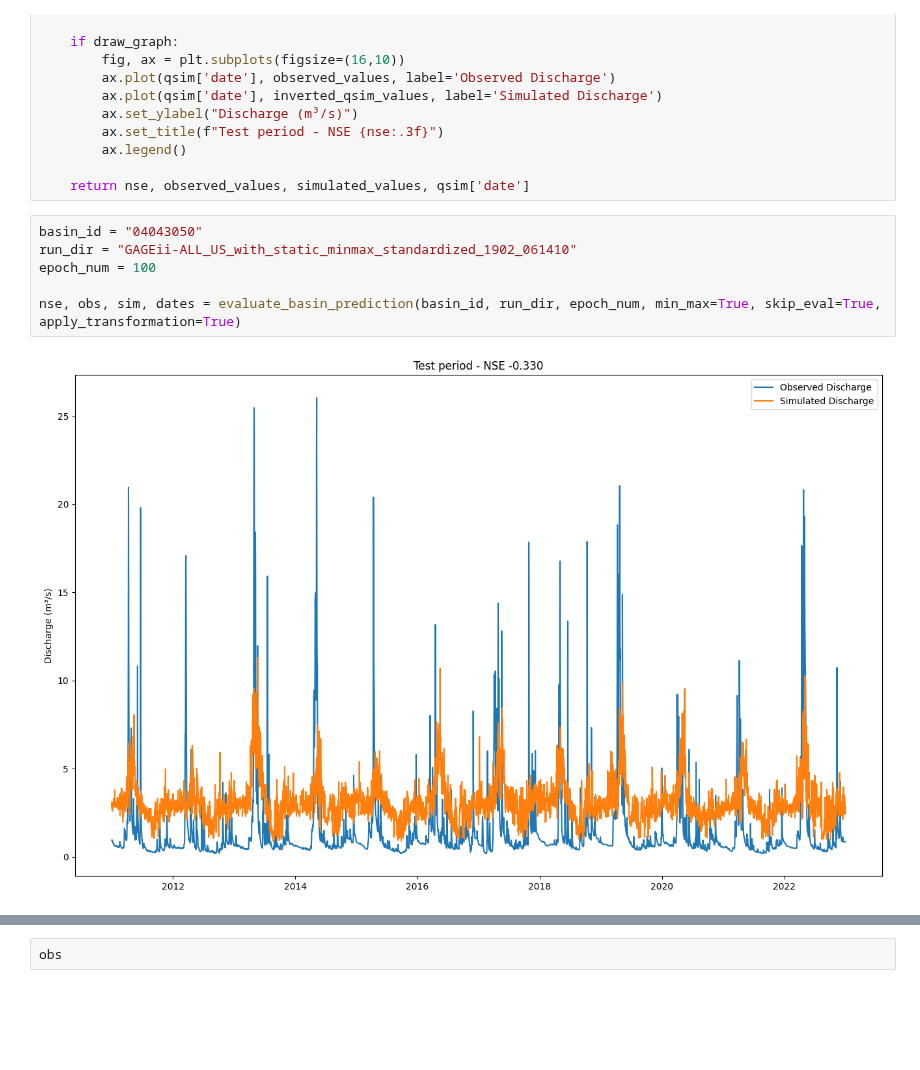
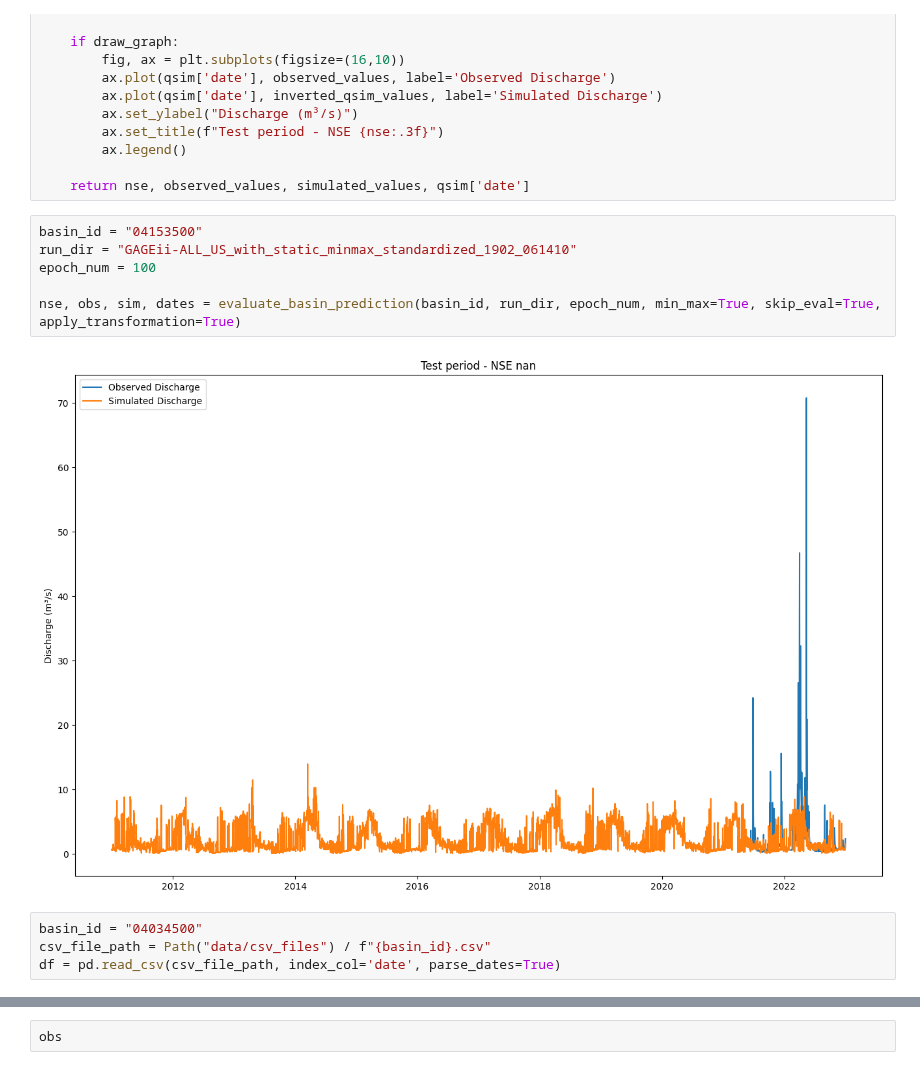
Before and after one commit to yunsupark1120/GAGEii_modeling, a Jupyter notebook: model_training.ipynb, the cells around one changed output, grey strips where cells are left out. Drawn from its saved outputs; the diff is of its cells as text; blank space fills up the shorter version.

```diff
--- a/model_training.ipynb
+++ b/model_training.ipynb
@@ -299,10 +299,14 @@ def evaluate_basin_prediction(basin_id: str, run_dir: str, epoch_num: int,
 
     return nse, observed_values, simulated_values, qsim['date']
 # %%
-basin_id = "04043050"
+basin_id = "04153500"
 run_dir = "GAGEii-ALL_US_with_static_minmax_standardized_1902_061410"
 epoch_num = 100
 
 nse, obs, sim, dates = evaluate_basin_prediction(basin_id, run_dir, epoch_num, min_max=True, skip_eval=True, apply_transformation=True)
 # %% [output]
-[figure, old version]
+[figure, new version]
+# %%
+basin_id = "04034500"
+csv_file_path = Path("data/csv_files") / f"{basin_id}.csv"
+df = pd.read_csv(csv_file_path, index_col='date', parse_dates=True)
```
Also changed, not shown: parts of 9 cells of this notebook, 1 other file.
